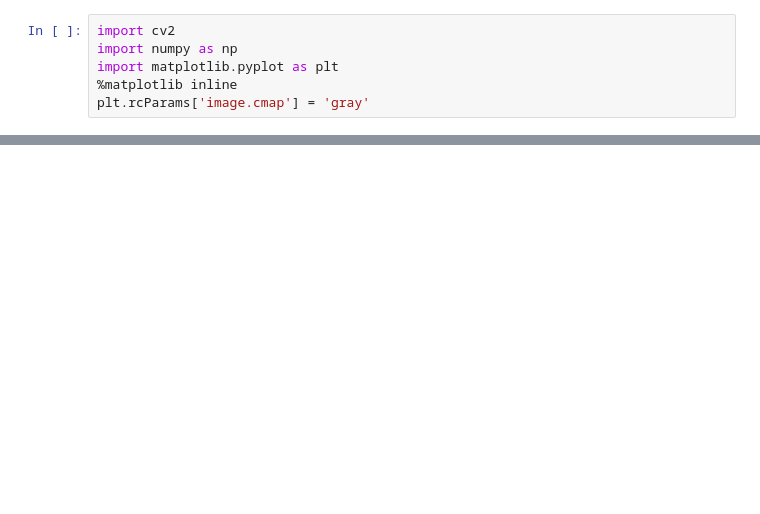
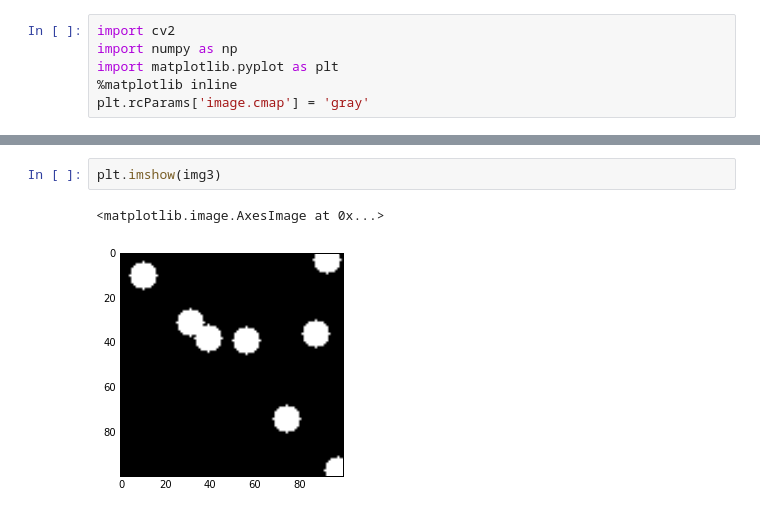
Before and after one commit to AnkurAgarwal1989/OcclusionGridMapping, a Jupyter notebook: CV.ipynb, the cells around one changed output, grey strips where cells are left out. Saved outputs shown, nothing was run; the diff lists cells and outputs as text; blank space fills up the shorter version.

```diff
--- a/CV.ipynb
+++ b/CV.ipynb
@@ -141,0 +171,5 @@ array([[ 3.,  3.,  3.],
+# %%
+plt.imshow(img3)
+# %% [output]
+<matplotlib.image.AxesImage at 0x...>
+[figure, added]
```
Also changed, not shown: parts of 49 cells of this notebook, 3 other files.
